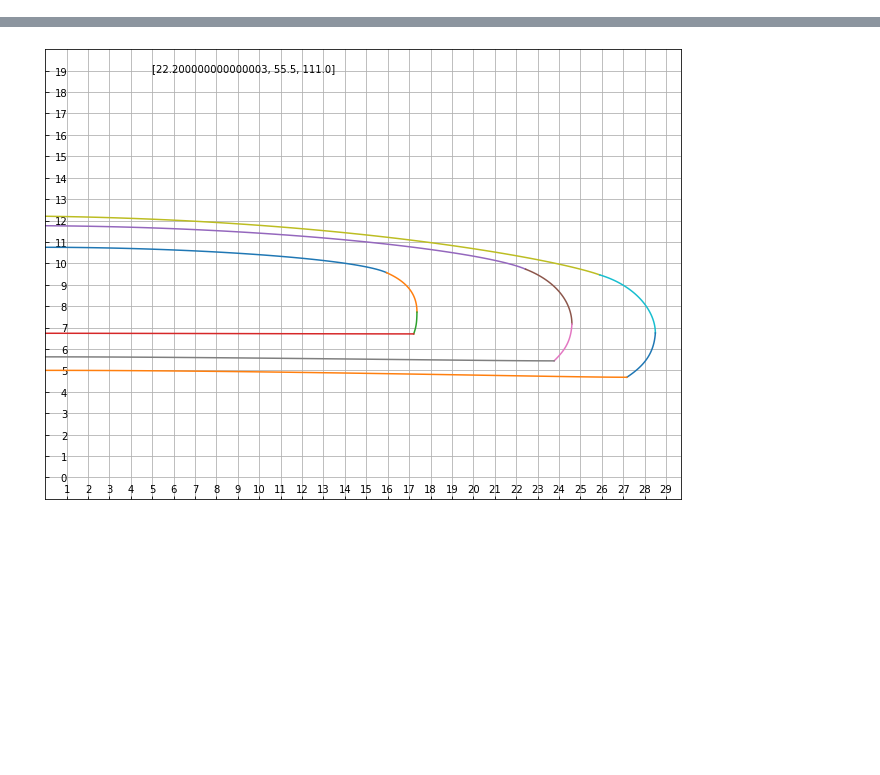
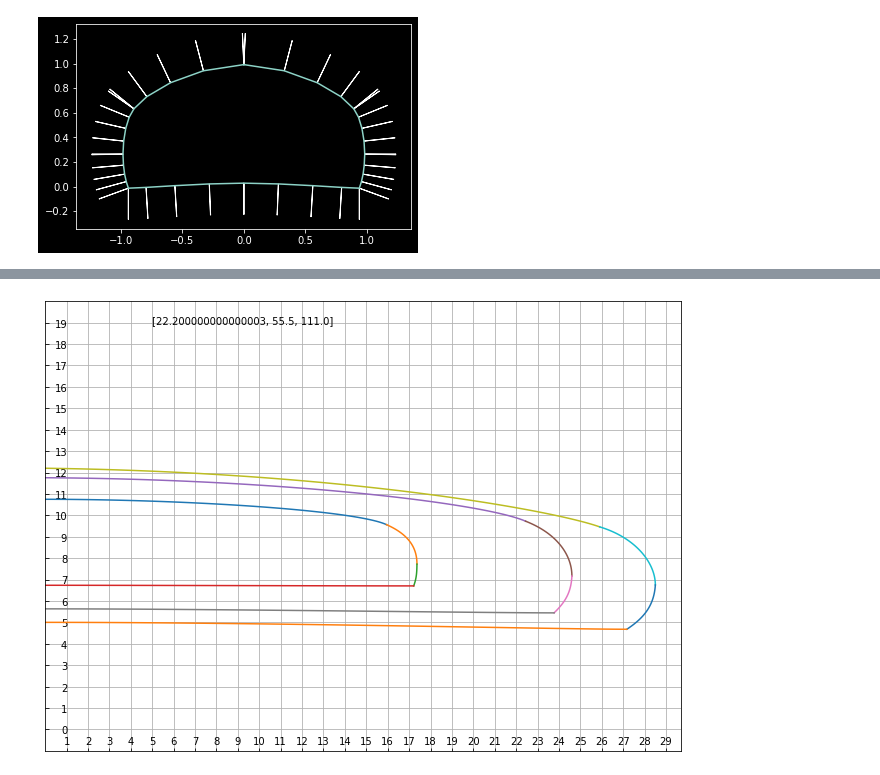
Before and after one commit to Kipre/tinyshaper, a Jupyter notebook: python/surf.ipynb, the cells around one changed output, grey strips where cells are left out. Cells and saved outputs as stored; diff of their text form; code cells hidden in the pictures; blank space fills up the shorter version.

```diff
--- a/python/surf.ipynb
+++ b/python/surf.ipynb
@@ -8,0 +15,17 @@ board = Board('../boardd.json')
+# %%
+n = 5
+
+f, ax = plt.subplots()
+ax.set_aspect('equal')
+
+cut = board.get_cut(0.4)
+adjust = np.array([1, 1]) # np.array([board.width, board.thickness])
+normals = cut.project(n, two_sides=True, normals=True)
+proj = normals[:, 0]
+normals = normals[:, 1]
+plt.plot(*np.array(proj).T)
+
+for p, d in zip(proj, normals/4):
+    plt.arrow(*p, *d)
+# %% [output]
+[figure, added]
```
Also changed, not shown: parts of 8 cells of this notebook, 6 other files.
